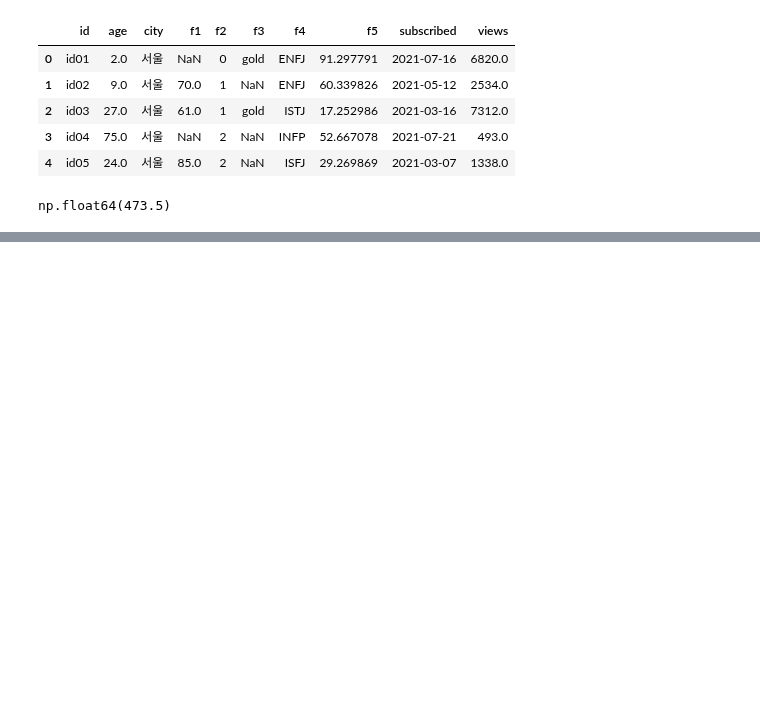
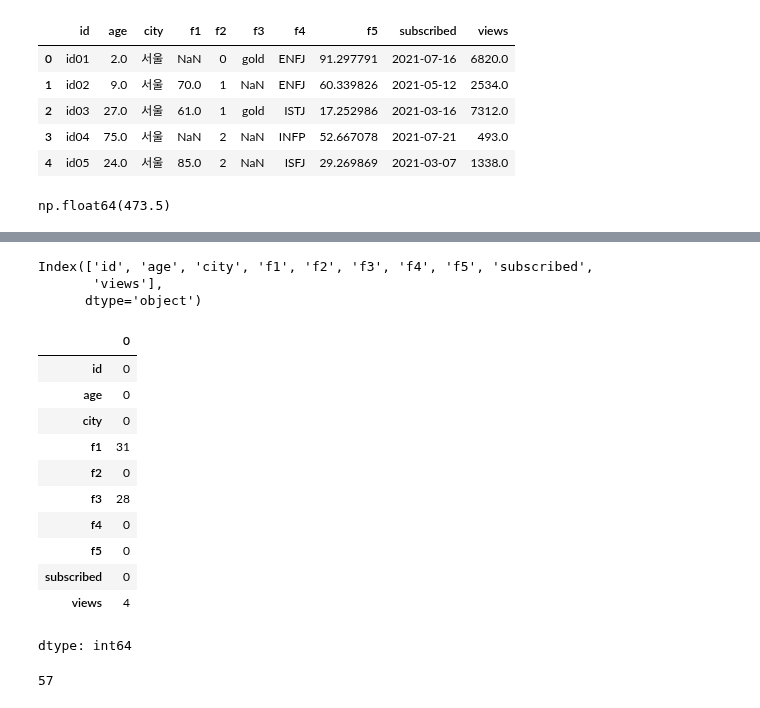
Before and after one commit to va4756/yemoon_bigdata_test, a Jupyter notebook: sinagong_bigdata.ipynb, the cells around one changed output, grey strips where cells are left out. Cells and saved outputs as stored; diff of their text form; code cells hidden in the pictures; blank space fills up the shorter version.

```diff
--- a/sinagong_bigdata.ipynb
+++ b/sinagong_bigdata.ipynb
@@ -135,0 +142,5 @@ np.float64(473.5)
+# %%
+import pandas as pd
+df = pd.read_csv('/content/bigdata_analyst_cert_v2/part4/ch3/members.csv')
+print(df.shape)
+df.head()
@@ -135,0 +155,35 @@ np.float64(473.5)
+# %%
+df.columns
+# %% [output]
+Index(['id', 'age', 'city', 'f1', 'f2', 'f3', 'f4', 'f5', 'subscribed',
+       'views'],
+      dtype='object')
+# %%
+df.isnull().sum()
+# %% [output]
+|  | 0 |
+| id | 0 |
+| age | 0 |
+| city | 0 |
+| f1 | 31 |
+| f2 | 0 |
+| f3 | 28 |
+| f4 | 0 |
+| f5 | 0 |
+| subscribed | 0 |
+| views | 4 |
+dtype: int64
+# %%
+# 1) 결측치가 있는 행 제거 (기본값 axis=0)
+df = df.dropna()
+df.shape
+
+# 2) 앞에서부터 70% 데이터 슬라이싱
+df = df.iloc[:int(len(df) * 0.7)]
+df.shape
+
+# 3) 1사분위 값 계산(정수 출력)
+result = int(df['f1'].quantile(0.25))
+result
+# %% [output]
+57
```
Also changed, not shown: parts of 12 cells of this notebook.
